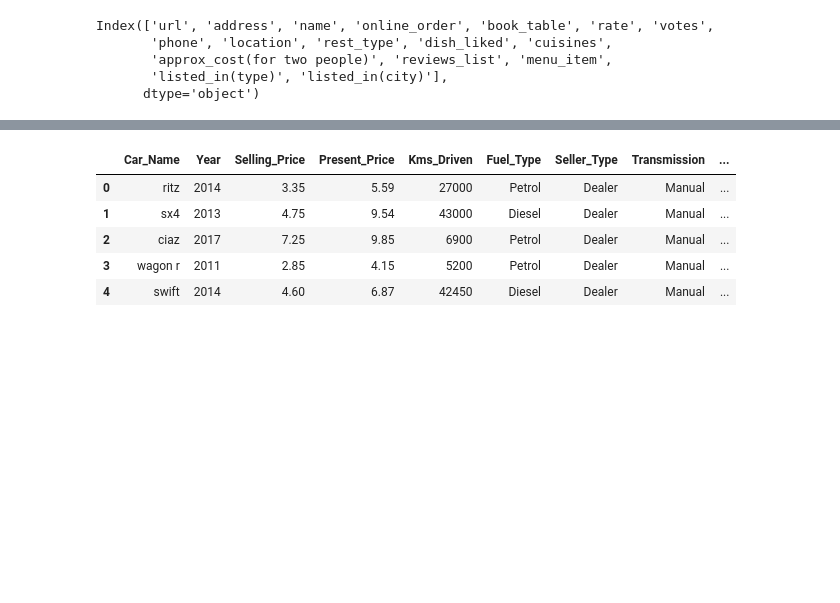
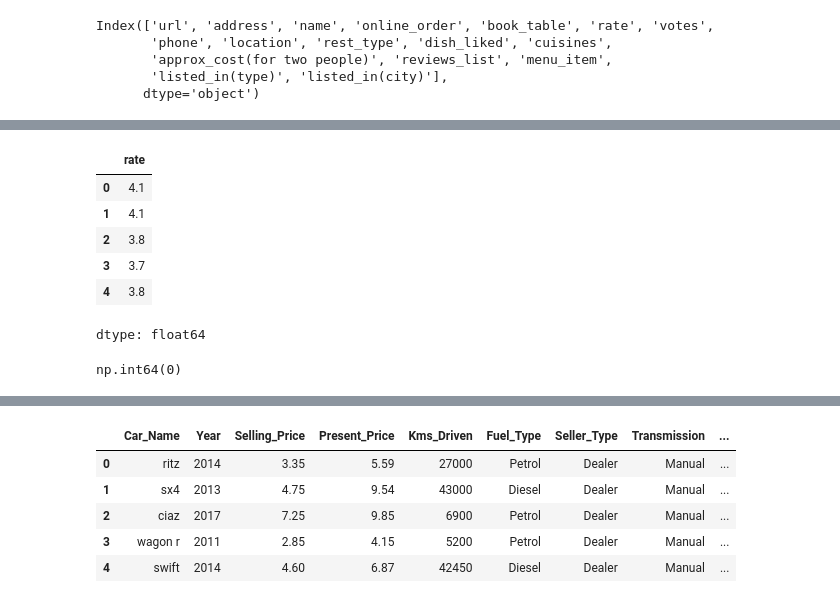
Before and after one commit to shwetashukla44/internship3, a Jupyter notebook: internship2026.ipynb, the cells around one changed output, grey strips where cells are left out. Saved outputs shown, nothing was run; the diff lists cells and outputs as text; code cells hidden in the pictures; blank space fills up the shorter version.

```diff
--- a/internship2026.ipynb
+++ b/internship2026.ipynb
@@ -33,0 +83,25 @@ Index(['url', 'address', 'name', 'online_order', 'book_table', 'rate', 'votes',
+# %%
+def handlerate(value):
+    if(value=='NEW' or value=='-'):
+        return np.nan
+    else:
+        value = str(value).split('/')
+        value = value[0]
+        return float(value)
+
+df['rate'] = df['rate'].apply(handlerate)
+df['rate'].head()
+# %% [output]
+|  | rate |
+| 0 | 4.1 |
+| 1 | 4.1 |
+| 2 | 3.8 |
+| 3 | 3.7 |
+| 4 | 3.8 |
+dtype: float64
+# %%
+#Filling Null Values in Rate Column with Mean
+df['rate'] = df['rate'].fillna(df['rate'].mean())
+df['rate'].isnull().sum()
+# %% [output]
+np.int64(0)
```
Also changed, not shown: parts of 13 cells of this notebook.
